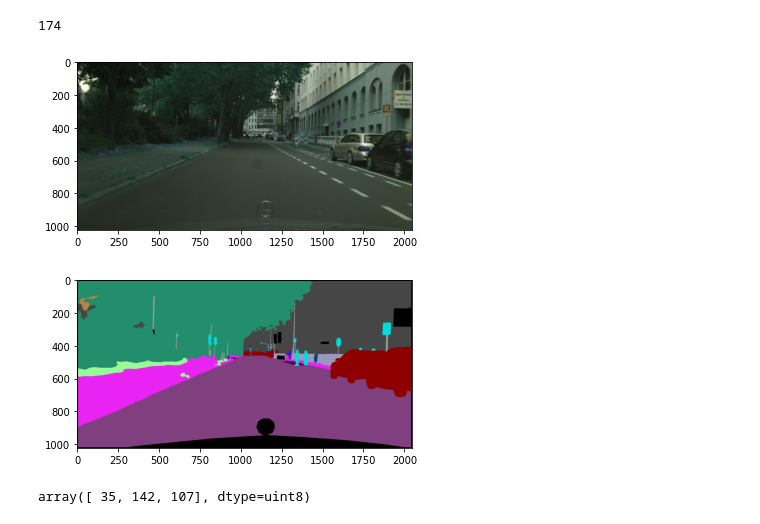
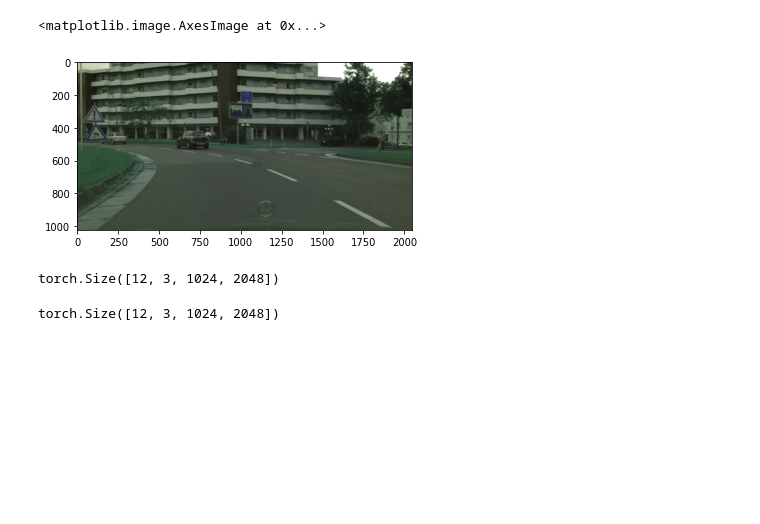
Before and after one commit to yuan1998jeff/ECE269_final_project, a Jupyter notebook: ECE 269 Project/dataset_train.ipynb, the cells around one changed output. Cells and saved outputs as stored; diff of their text form; code cells hidden in the pictures; blank space fills up the shorter version.

Commit message:
Fixed datasets issues

```diff
--- a/ECE 269 Project/dataset_train.ipynb
+++ b/ECE 269 Project/dataset_train.ipynb
@@ -0,0 +3,4 @@
+# %%
+train_dataset = CityScapeTrainDataset()
+# %%
+pic = train_dataset[0][0]
@@ -41,4 +14,0 @@ _train_img_path = os.path.join(_image_path, 'train','aachen')
-# %%
-len(os.listdir(_train_img_path))
-# %% [output]
-174
@@ -47,12 +15,5 @@ training_dataset = CityScapeTrainDataset()
-# %%
-plt.imshow(training_dataset[2][0])
-plt.show()
-plt.imshow(training_dataset[2][1])
-plt.show()
-# %% [output]
-[figure, removed]
-[figure, removed]
-# %%
-training_dataset[2][1][200,100]
-# %% [output]
-array([ 35, 142, 107], dtype=uint8)
+# %%
+plt.imshow(numpy.transpose(pic.numpy(),[1,2,0]))
+# %% [output]
+<matplotlib.image.AxesImage at 0x...>
+[figure, added]
@@ -58,0 +25,8 @@ array([ 35, 142, 107], dtype=uint8)
+# %%
+img.shape
+# %% [output]
+torch.Size([12, 3, 1024, 2048])
+# %%
+labels.shape
+# %% [output]
+torch.Size([12, 3, 1024, 2048])
```
Also changed, not shown: parts of 8 cells of this notebook, 1 other file.
